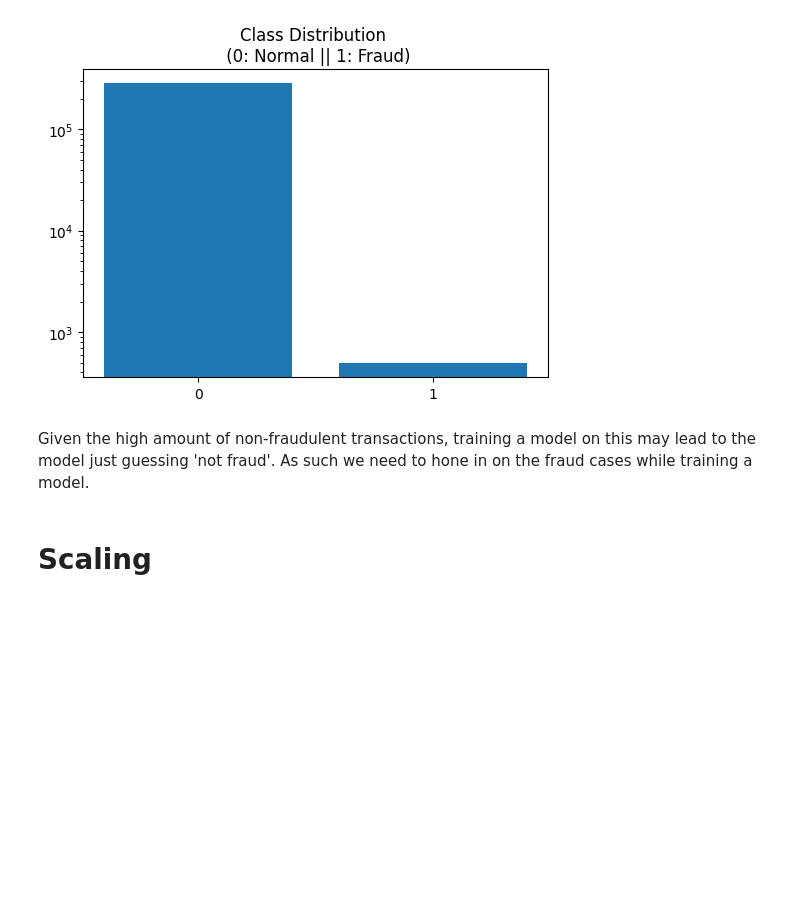
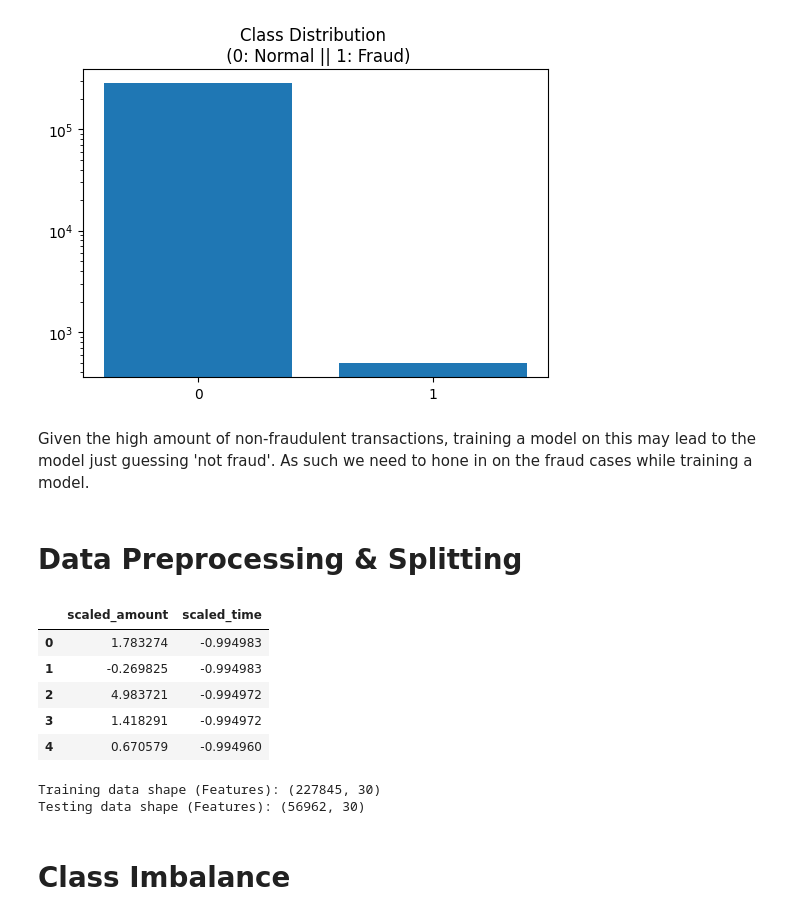
Before and after one commit to pearchew/fraud_detection_model, a Jupyter notebook: main.ipynb, the cells around one changed output. Drawn from its saved outputs; the diff is of its cells as text; code cells hidden in the pictures; blank space fills up the shorter version.

```diff
--- a/main.ipynb
+++ b/main.ipynb
@@ -78,4 +80,45 @@ Percentage of Fraudulent Transactions: 0.173%
 # %% [markdown]
 Given the high amount of non-fraudulent transactions, training a model on this may lead to the model just guessing 'not fraud'. As such we need to hone in on the fraud cases while training a model.
 # %% [markdown]
-# Scaling
+# Data Preprocessing & Splitting
+# %%
+from sklearn.preprocessing import RobustScaler
+
+rob_scaler = RobustScaler()
+
+# .values
+# When you pull a single column out of your dataset using df['Amount'], Pandas doesn't just give you a list of numbers. It gives you a Pandas "Series," which includes the row numbers (the index), the data type, and the name of the column.
+# When you add .values to the end of it (df['Amount'].values), it deletes the index and the name, converting the data into a raw NumPy array (a basic, flat list of numbers)
+
+df['scaled_amount'] = rob_scaler.fit_transform(df['Amount'].values.reshape(-1,1))
+df['scaled_time'] = rob_scaler.fit_transform(df['Time'].values.reshape(-1,1))
+df.drop(['Time','Amount'], axis=1, inplace=True)
+
+# Look at the new columns to confirm
+df[['scaled_amount', 'scaled_time']].head()
+# %% [output]
+|  | scaled_amount | scaled_time |
+| 0 | 1.783274 | -0.994983 |
+| 1 | -0.269825 | -0.994983 |
+| 2 | 4.983721 | -0.994972 |
+| 3 | 1.418291 | -0.994972 |
+| 4 | 0.670579 | -0.994960 |
+# %%
+from sklearn.model_selection import train_test_split
+
+# Separate our features (X) from our target (y)
+X = df.drop('Class', axis=1)
+y = df['Class']
+
+# Perform the split
+# 'stratify=y' is crucial here! It ensures our tiny 0.17% of fraud
+# is evenly distributed between the training and testing sets.
+X_train, X_test, y_train, y_test = train_test_split(X, y, test_size=0.2, random_state=42, stratify=y)
+
+print(f"Training data shape (Features): {X_train.shape}")
+print(f"Testing data shape (Features): {X_test.shape}")
+# %% [output]
+Training data shape (Features): (227845, 30)
+Testing data shape (Features): (56962, 30)
+# %% [markdown]
+# Class Imbalance
```
Also changed, not shown: parts of 2 cells of this notebook.
